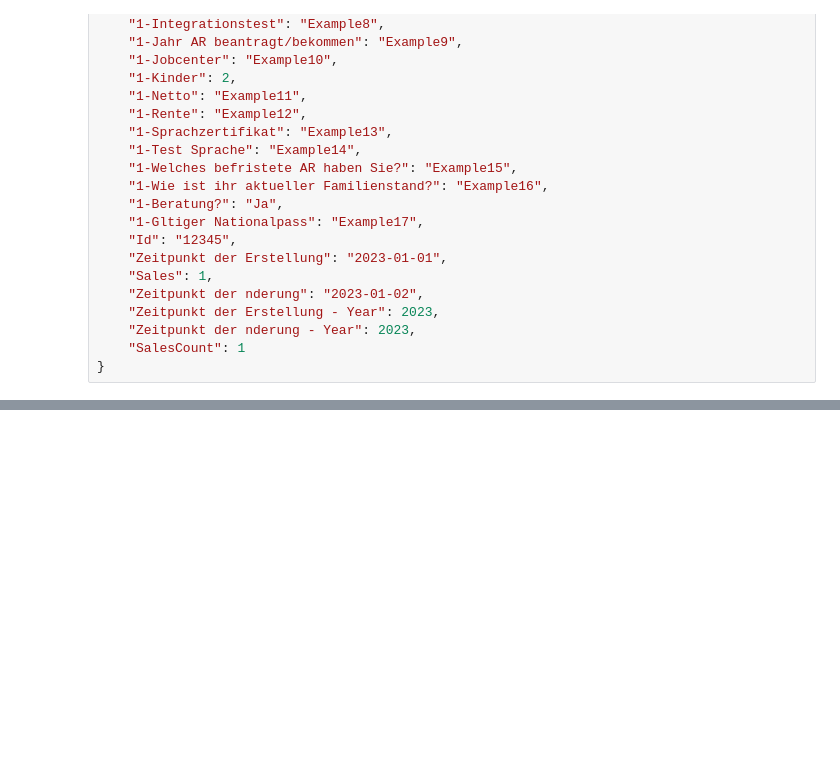
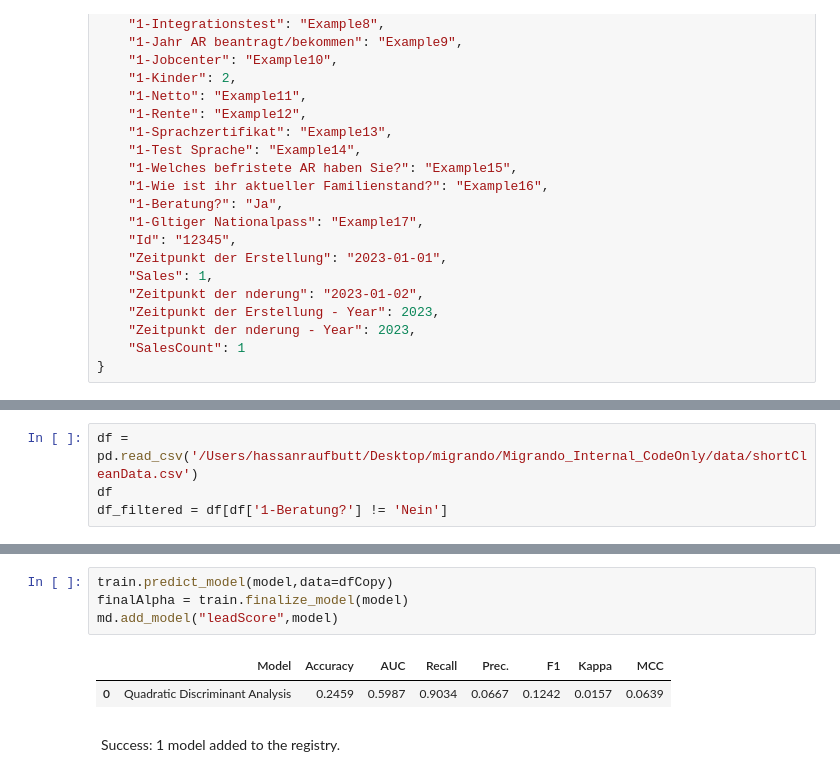
Before and after one commit to thewiredbear/Migrando_Internal_CodeOnly, a Jupyter notebook: research/deployAlpha.ipynb, the cells around one changed output, grey strips where cells are left out. Cells and saved outputs as stored; diff of their text form; blank space fills up the shorter version.

```diff
--- a/research/deployAlpha.ipynb
+++ b/research/deployAlpha.ipynb
@@ -246,0 +142,4 @@ print(get_prediction(user_input))
+# %%
+df = pd.read_csv('/Users/hassanraufbutt/Desktop/migrando/Migrando_Internal_CodeOnly/data/shortCleanData.csv')
+df
+df_filtered = df[df['1-Beratung?'] != 'Nein']
@@ -246,0 +195,8 @@ print(get_prediction(user_input))
+# %%
+train.predict_model(model,data=dfCopy)
+finalAlpha = train.finalize_model(model)
+md.add_model("leadScore",model)
+# %% [output]
+|  | Model | Accuracy | AUC | Recall | Prec. | F1 | Kappa | MCC |
+| 0 | Quadratic Discriminant Analysis | 0.2459 | 0.5987 | 0.9034 | 0.0667 | 0.1242 | 0.0157 | 0.0639 |
+Success: 1 model added to the registry.
```
Also changed, not shown: parts of 27 cells of this notebook, 26 other files.
